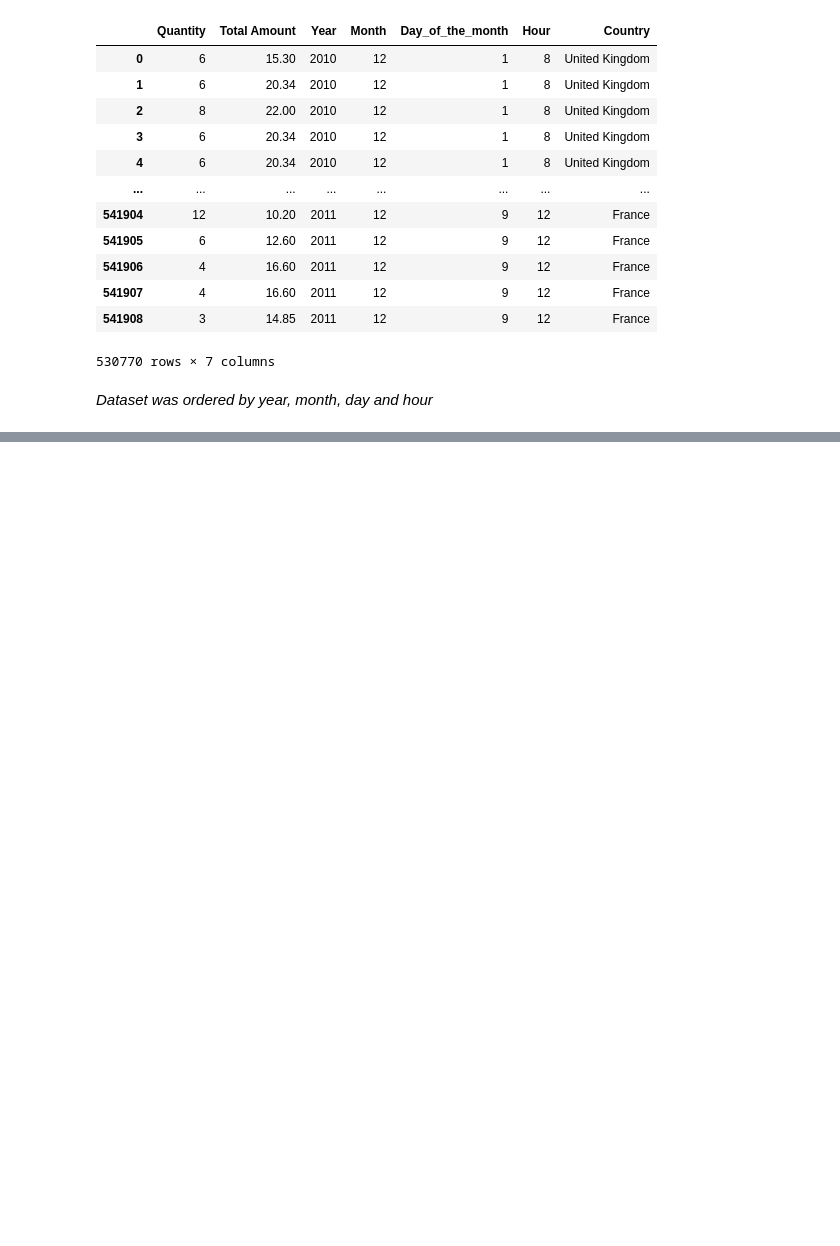
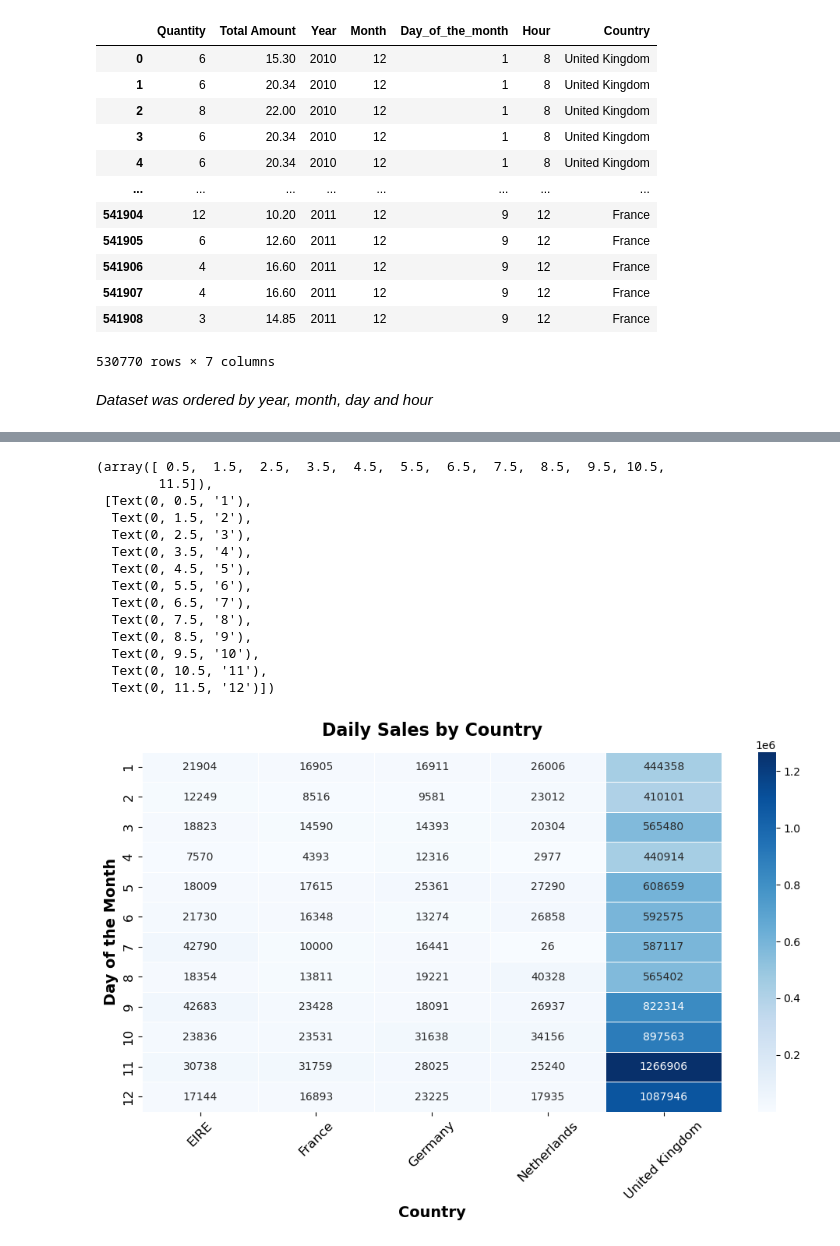
Before and after one commit to danielcamacho9712/E-commerce_Data_cleaning-exploration, a Jupyter notebook: project_data_cleaning.ipynb, the cells around one changed output, grey strips where cells are left out. Cells and saved outputs as stored; diff of their text form; code cells hidden in the pictures; blank space fills up the shorter version.

```diff
--- a/project_data_cleaning.ipynb
+++ b/project_data_cleaning.ipynb
@@ -233,0 +291,32 @@ order_data = prepared_data.sort_values(by=['Year', 'Month', 'Day_of_the_month',
+# %%
+import seaborn as sb
+
+pivot_data = filtered_countries_data.pivot(index="Month", columns="Country", values="Total Amount")
+
+# Plot heatmap
+plt.figure(figsize=(12, 6))
+sb.heatmap(pivot_data, cmap="Blues", annot=True, fmt=".0f", linewidths=0.5)
+
+# Styling
+plt.xlabel("Country", fontsize=14, fontweight="bold")
+plt.ylabel("Day of the Month", fontsize=14, fontweight="bold")
+plt.title("Daily Sales by Country", fontsize=16, fontweight="bold", pad=15)
+
+plt.xticks(rotation=45, fontsize=12)
+plt.yticks(fontsize=12)
+# %% [output]
+(array([ 0.5,  1.5,  2.5,  3.5,  4.5,  5.5,  6.5,  7.5,  8.5,  9.5, 10.5,
+        11.5]),
+ [Text(0, 0.5, '1'),
+  Text(0, 1.5, '2'),
+  Text(0, 2.5, '3'),
+  Text(0, 3.5, '4'),
+  Text(0, 4.5, '5'),
+  Text(0, 5.5, '6'),
+  Text(0, 6.5, '7'),
+  Text(0, 7.5, '8'),
+  Text(0, 8.5, '9'),
+  Text(0, 9.5, '10'),
+  Text(0, 10.5, '11'),
+  Text(0, 11.5, '12')])
+[figure, added]
```
Also changed, not shown: parts of 3 cells of this notebook.
